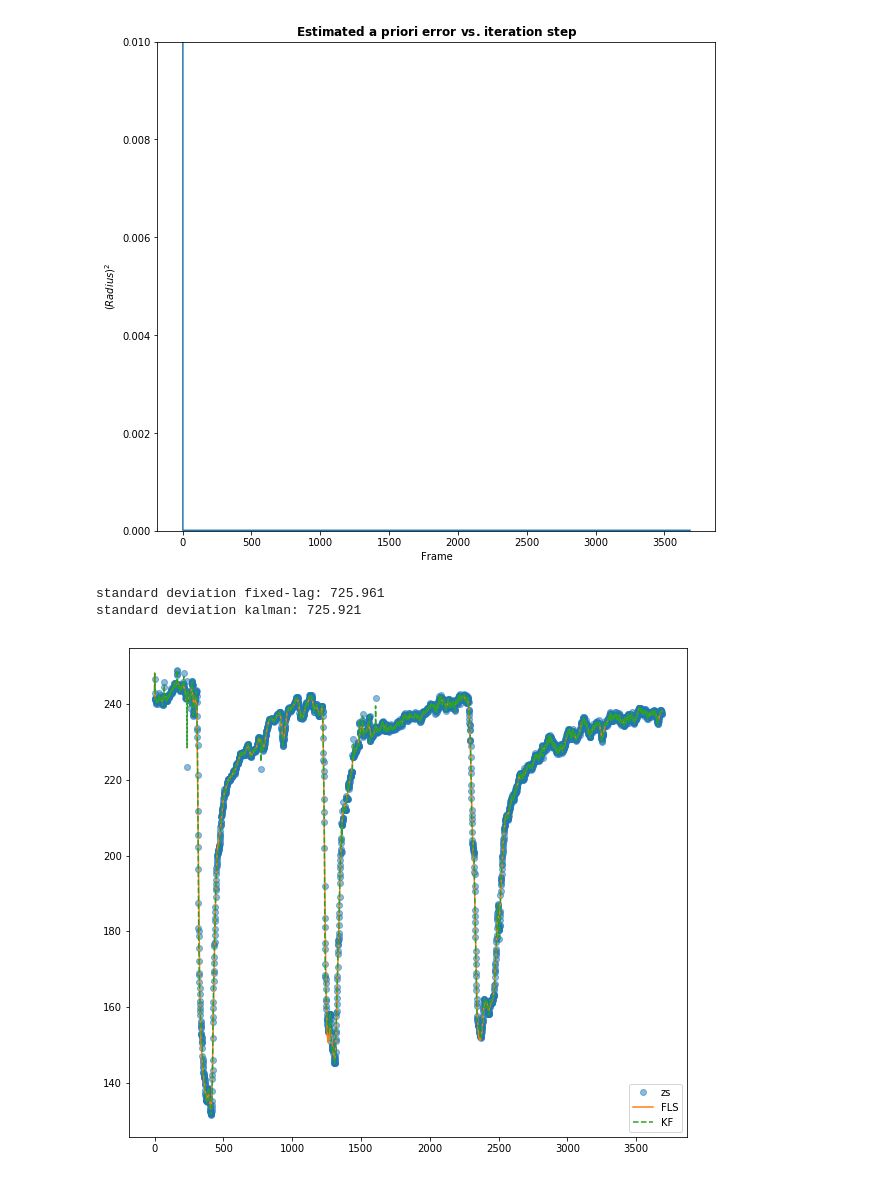
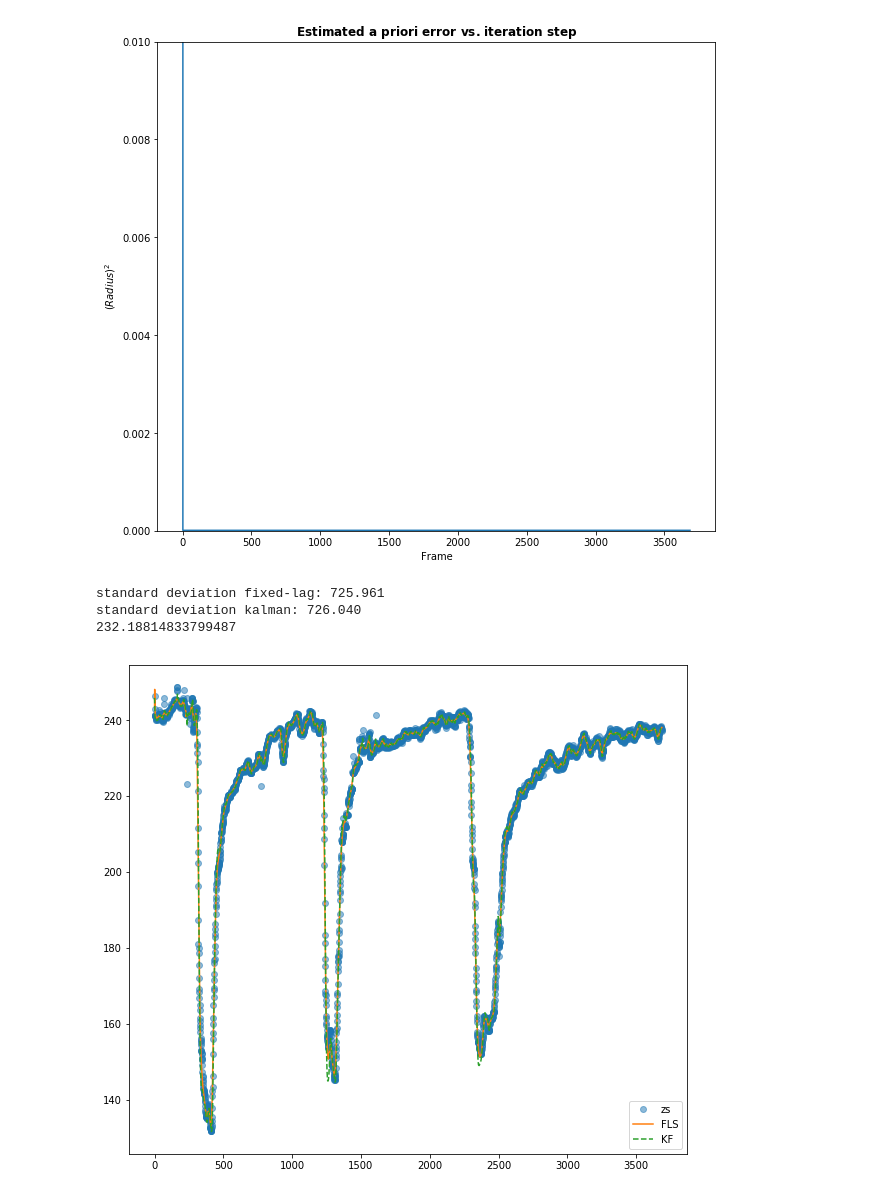
Before and after one commit to tingxiao/Pupil-Dilation-Tracking, a Jupyter notebook: KalFilter.ipynb, the cells around one changed output. Drawn from its saved outputs; the diff is of its cells as text; code cells hidden in the pictures.

```diff
--- a/KalFilter.ipynb
+++ b/KalFilter.ipynb
@@ -202,34 +202,36 @@ kf.x = np.array([0., .5])
 kf.F = np.array([[1.,1.],
                  [0.,1.]])
 kf.H = np.array([[1.,0.]])
 kf.P *= 200
-kf.R *= 5.
-kf.Q *= 2
+kf.R *= 1
+kf.Q *= 0.0002
 
 N = 4 # size of lag
 
 nom =  np.array([t/2. for t in range (0, 3687)])
 #zs = np.array([t + random.randn()*5.1 for t in nom])
 zs = df[1].values
 
 for z in zs:
     fls.smooth(z)
 
 kf_x, _, _, _ = kf.batch_filter(zs)
 x_smooth = np.array(fls.xSmooth)[:, 0]
 
 
 fls_res = abs(x_smooth - nom)
 kf_res = abs(kf_x[:, 0] - nom)
 
 plt.plot(zs,'o', alpha=0.5, marker='o', label='zs')
 plt.plot(x_smooth, label='FLS')
 plt.plot(kf_x[:, 0], label='KF', ls='--')
 plt.legend(loc=4)
 
 print('standard deviation fixed-lag: {:.3f}'.format(np.mean(fls_res)))
 print('standard deviation kalman: {:.3f}'.format(np.mean(kf_res)))
+print(x_smooth[3000])#input frame value to print smoothed x val at that point
 # %% [output]
 standard deviation fixed-lag: 725.961
-standard deviation kalman: 725.921
+standard deviation kalman: 726.040
+232.18814833799487
-[figure, old version]
+[figure, new version]
```
Also changed, not shown: parts of 1 cell of this notebook.
